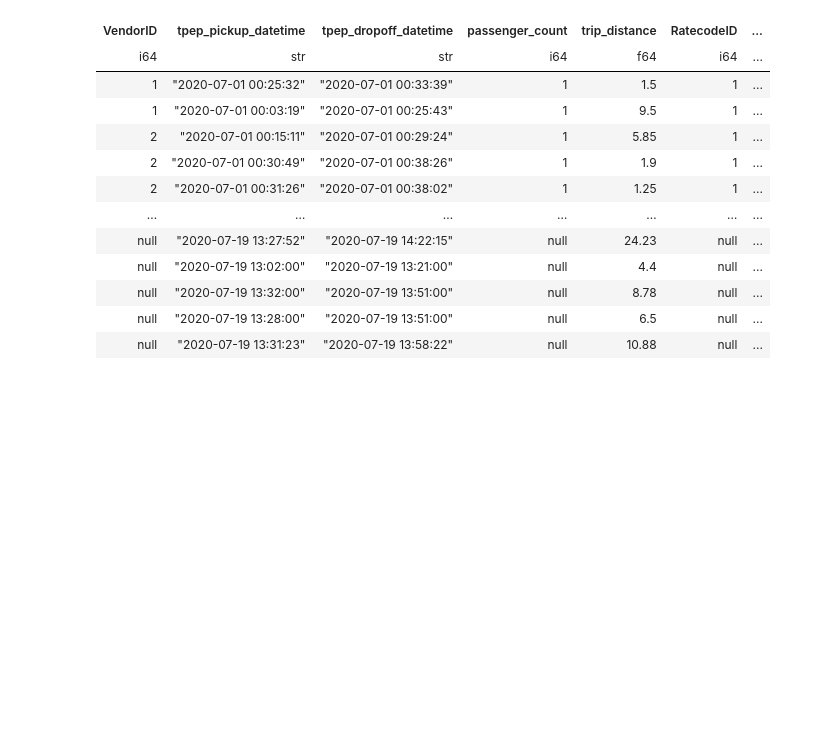
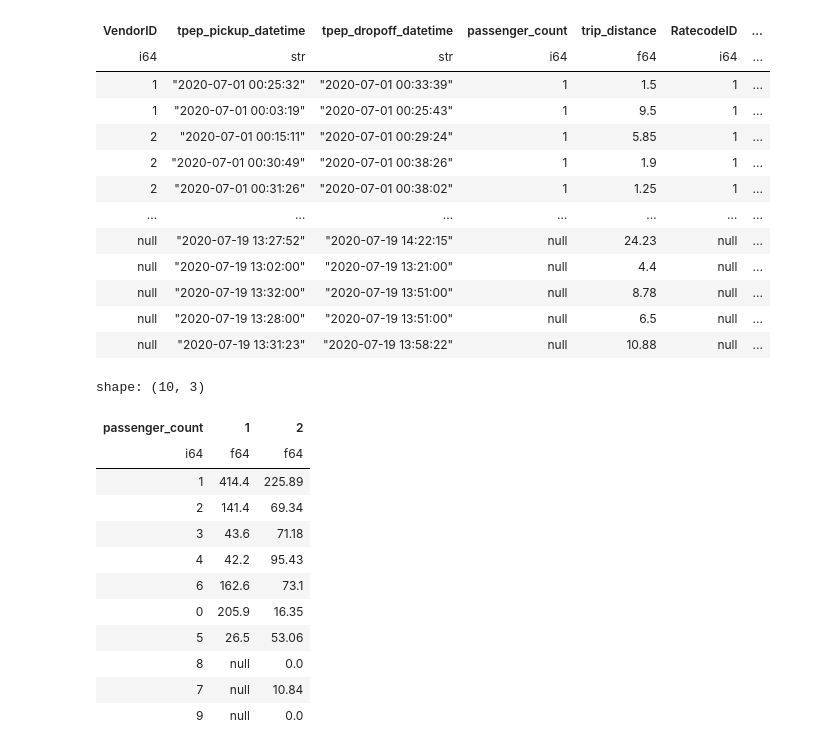
Before and after one commit to opagani/2024-08Aug-25-polars, a Jupyter notebook: LernerPython - 2024-08Aug-25-polars.ipynb, the cells around one changed output. Drawn from its saved outputs; the diff is of its cells as text; code cells hidden in the pictures; blank space fills up the shorter version.

```diff
--- a/LernerPython - 2024-08Aug-25-polars.ipynb
+++ b/LernerPython - 2024-08Aug-25-polars.ipynb
@@ -1355,5 +1355,25 @@ shape: (800_412, 18)
 # %%
 (
     df
+    .filter(
+        ~pl.col('VendorID').is_null()
+    )
     .pivot(on='VendorID',
-           index=
+           index='passenger_count',
+           values='trip_distance',
+           aggregate_function='max')
+)
+# %% [output]
+shape: (10, 3)
+| passenger_count | 1 | 2 |
+| i64 | f64 | f64 |
+| 1 | 414.4 | 225.89 |
+| 2 | 141.4 | 69.34 |
+| 3 | 43.6 | 71.18 |
+| 4 | 42.2 | 95.43 |
+| 6 | 162.6 | 73.1 |
+| 0 | 205.9 | 16.35 |
+| 5 | 26.5 | 53.06 |
+| 8 | null | 0.0 |
+| 7 | null | 10.84 |
+| 9 | null | 0.0 |
```
Also changed, not shown: parts of 4 cells of this notebook.
